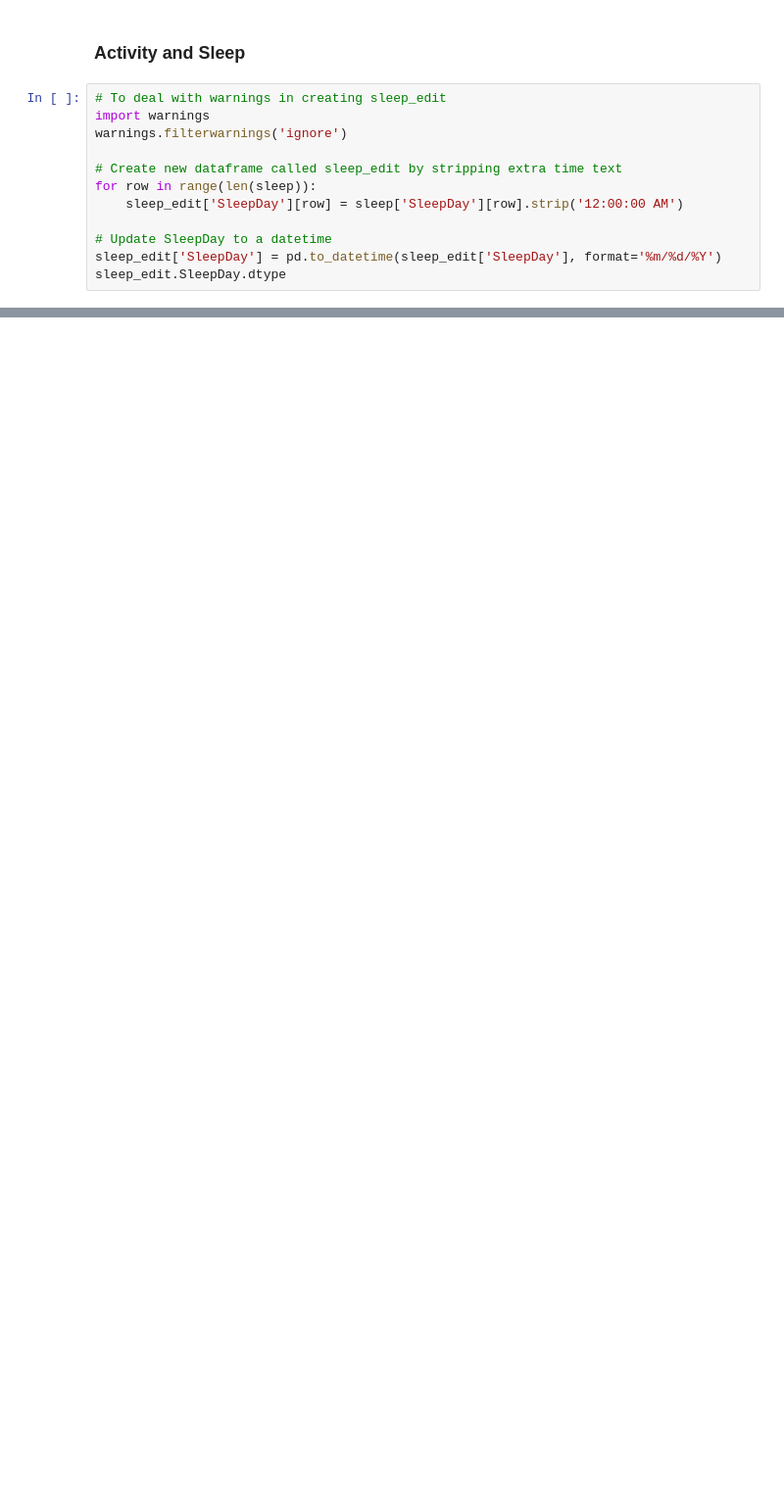
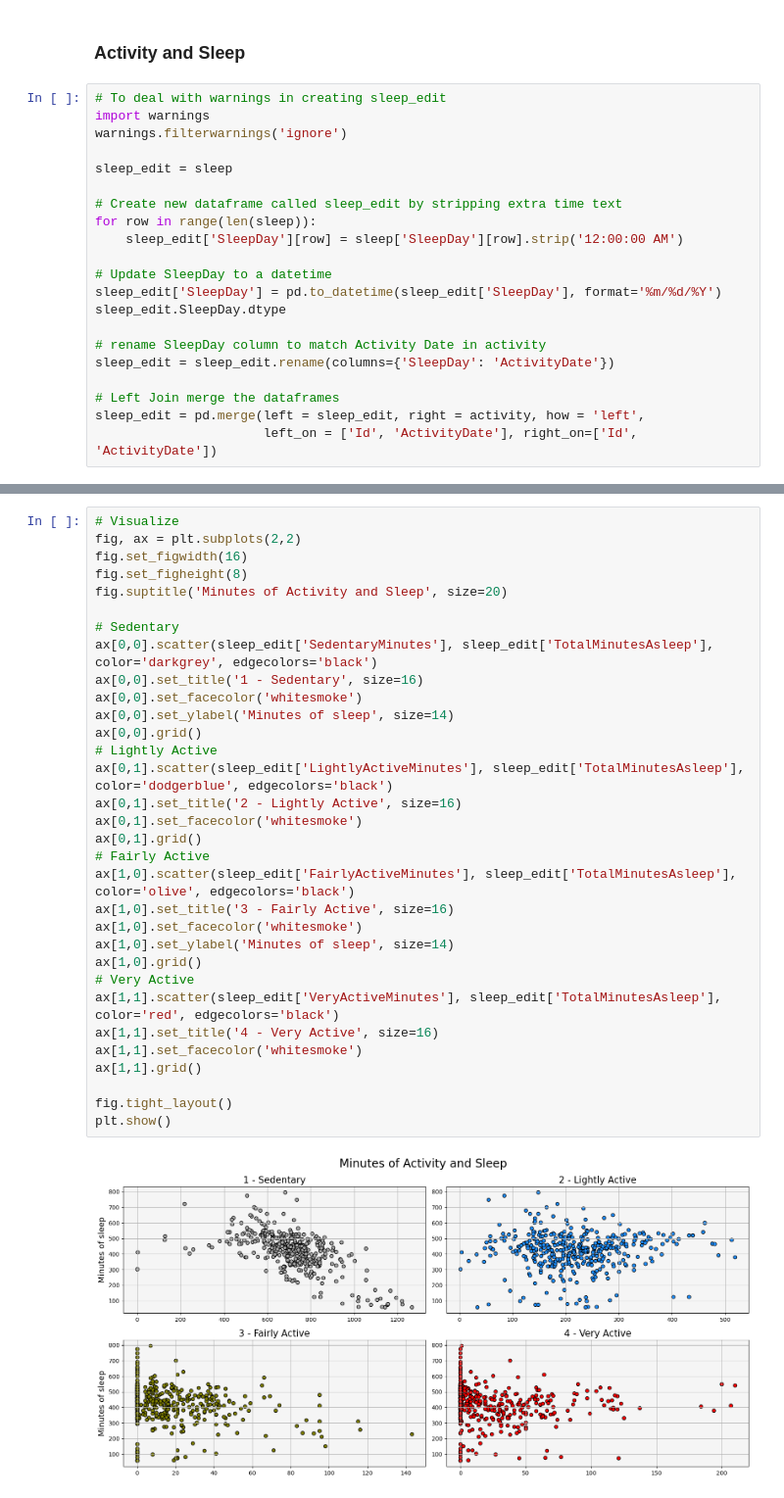
Before and after one commit to leenoah390/coursera-case-studies, a Jupyter notebook: Case Study 2 Bellabeat.ipynb, the cells around one changed output, grey strips where cells are left out. Shown: that part at 98% size. Cells and saved outputs as stored; diff of their text form; blank space fills up the shorter version.

```diff
--- a/Case Study 2 Bellabeat.ipynb
+++ b/Case Study 2 Bellabeat.ipynb
@@ -355,6 +357,8 @@ There are some data points, i.e, most likely single users, that have less than 7
 # To deal with warnings in creating sleep_edit
 import warnings
 warnings.filterwarnings('ignore')
+
+sleep_edit = sleep
 
 # Create new dataframe called sleep_edit by stripping extra time text
 for row in range(len(sleep)):
@@ -363,3 +367,10 @@ for row in range(len(sleep)):
 # Update SleepDay to a datetime
 sleep_edit['SleepDay'] = pd.to_datetime(sleep_edit['SleepDay'], format='%m/%d/%Y')
 sleep_edit.SleepDay.dtype
+
+# rename SleepDay column to match Activity Date in activity
+sleep_edit = sleep_edit.rename(columns={'SleepDay': 'ActivityDate'})
+
+# Left Join merge the dataframes
+sleep_edit = pd.merge(left = sleep_edit, right = activity, how = 'left',
+                      left_on = ['Id', 'ActivityDate'], right_on=['Id', 'ActivityDate'])
@@ -371,0 +377,34 @@ sleep.join(activity, on=['Id', 'ActivityDate')
+# %%
+# Visualize
+fig, ax = plt.subplots(2,2)
+fig.set_figwidth(16)
+fig.set_figheight(8)
+fig.suptitle('Minutes of Activity and Sleep', size=20)
+
+# Sedentary
+ax[0,0].scatter(sleep_edit['SedentaryMinutes'], sleep_edit['TotalMinutesAsleep'], color='darkgrey', edgecolors='black')
+ax[0,0].set_title('1 - Sedentary', size=16)
+ax[0,0].set_facecolor('whitesmoke')
+ax[0,0].set_ylabel('Minutes of sleep', size=14)
+ax[0,0].grid()
+# Lightly Active
+ax[0,1].scatter(sleep_edit['LightlyActiveMinutes'], sleep_edit['TotalMinutesAsleep'], color='dodgerblue', edgecolors='black')
+ax[0,1].set_title('2 - Lightly Active', size=16)
+ax[0,1].set_facecolor('whitesmoke')
+ax[0,1].grid()
+# Fairly Active
+ax[1,0].scatter(sleep_edit['FairlyActiveMinutes'], sleep_edit['TotalMinutesAsleep'], color='olive', edgecolors='black')
+ax[1,0].set_title('3 - Fairly Active', size=16)
+ax[1,0].set_facecolor('whitesmoke')
+ax[1,0].set_ylabel('Minutes of sleep', size=14)
+ax[1,0].grid()
+# Very Active
+ax[1,1].scatter(sleep_edit['VeryActiveMinutes'], sleep_edit['TotalMinutesAsleep'], color='red', edgecolors='black')
+ax[1,1].set_title('4 - Very Active', size=16)
+ax[1,1].set_facecolor('whitesmoke')
+ax[1,1].grid()
+
+fig.tight_layout()
+plt.show()
+# %% [output]
+[figure, added]
```
Also changed, not shown: parts of 6 cells of this notebook.
